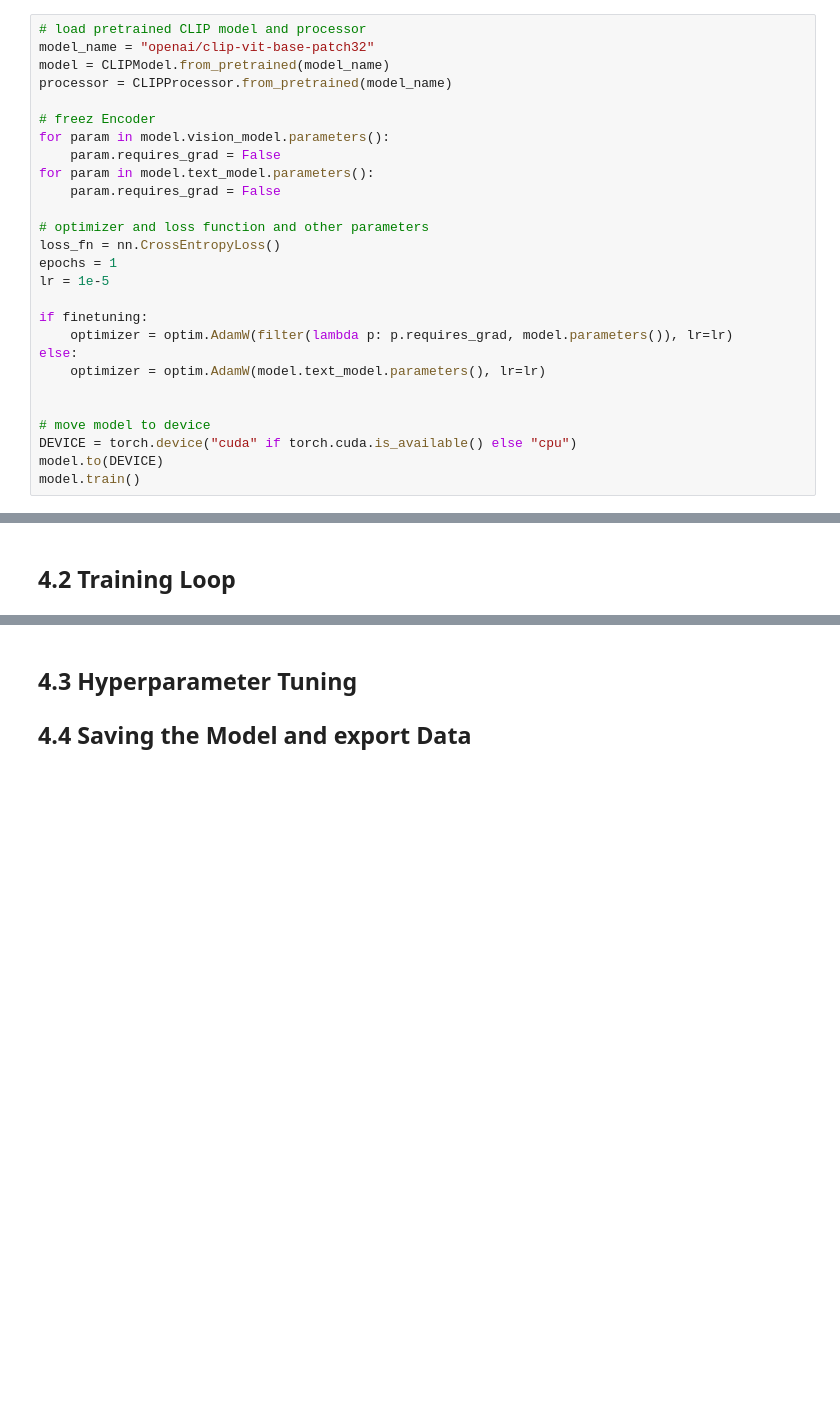
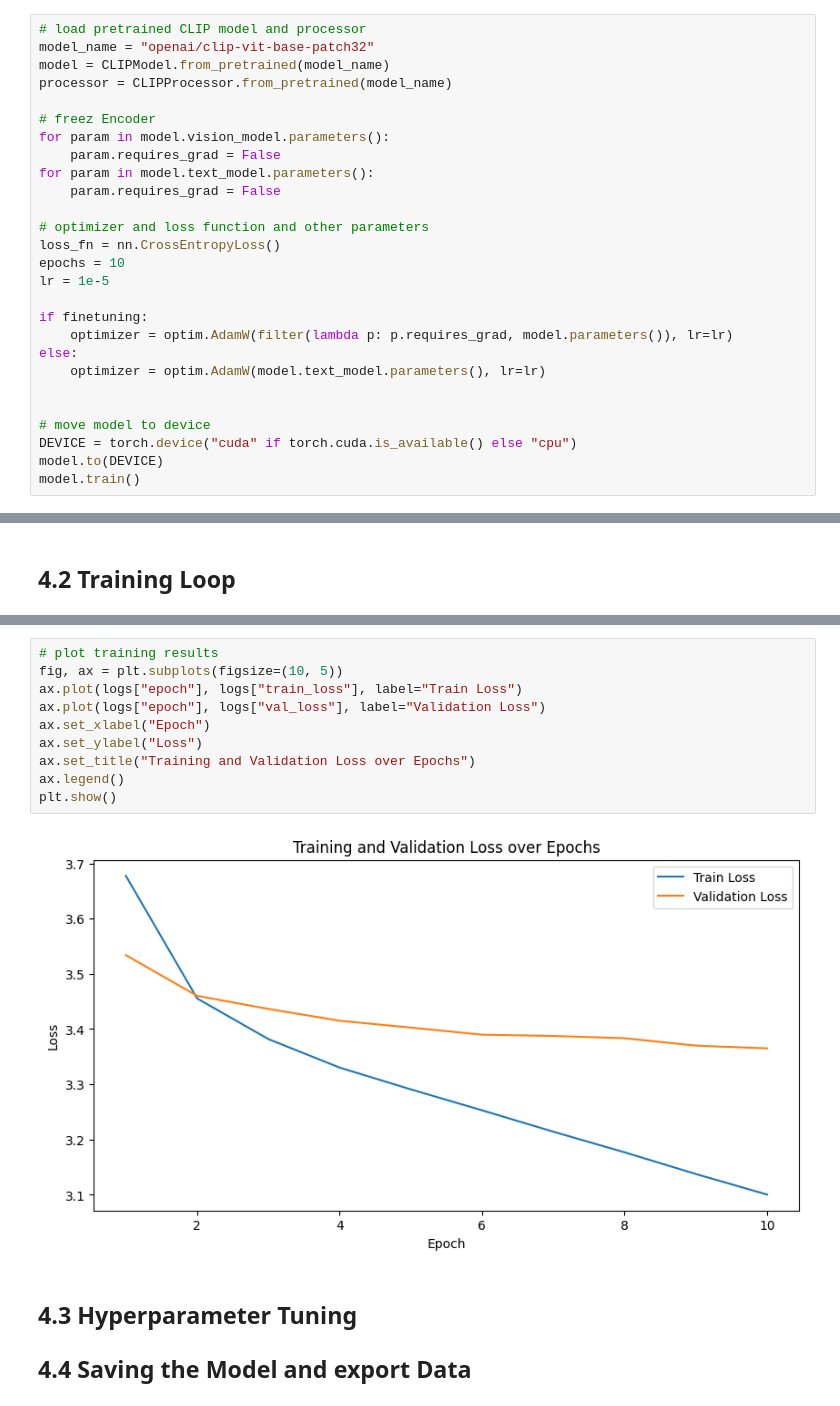
Before and after one commit to Nivocoegi/ADL_multimodal-retrieval, a Jupyter notebook: notebooks/ADL_multimodel_retrieval.ipynb, the cells around one changed output, grey strips where cells are left out. Drawn from its saved outputs; the diff is of its cells as text; blank space fills up the shorter version.

Commit message:
training funciton added

```diff
--- a/notebooks/ADL_multimodel_retrieval.ipynb
+++ b/notebooks/ADL_multimodel_retrieval.ipynb
@@ -326,7 +327,7 @@ for param in model.text_model.parameters():
 
 # optimizer and loss function and other parameters
 loss_fn = nn.CrossEntropyLoss()
-epochs = 1
+epochs = 10
 lr = 1e-5
 
 if finetuning:
@@ -455,3 +459,15 @@ Model saved as <</Users/nicolasvogel/Dokumente/16_ZHAW_MSc/V5_9_Adcanced_Deep_Le
+# %%
+# plot training results
+fig, ax = plt.subplots(figsize=(10, 5))
+ax.plot(logs["epoch"], logs["train_loss"], label="Train Loss")
+ax.plot(logs["epoch"], logs["val_loss"], label="Validation Loss")
+ax.set_xlabel("Epoch")
+ax.set_ylabel("Loss")
+ax.set_title("Training and Validation Loss over Epochs")
+ax.legend()
+plt.show()
+# %% [output]
+[figure, added]
 # %% [markdown]
 
 ## 4.3 Hyperparameter Tuning
```
Also changed, not shown: parts of 6 cells of this notebook.
